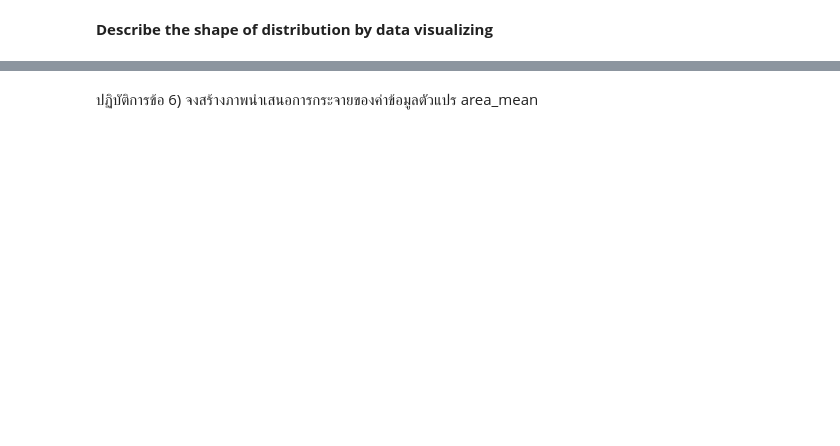
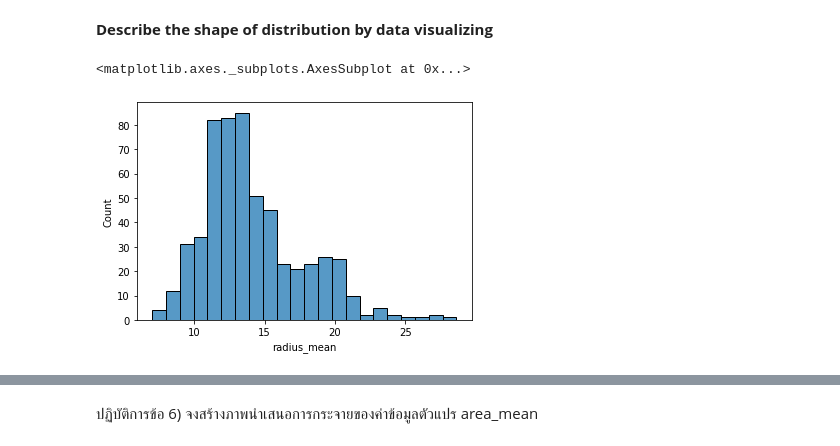
Before and after one commit to tackulus/204426, a Jupyter notebook: Lab_08_610510531.ipynb, the cells around one changed output, grey strips where cells are left out. Saved outputs shown, nothing was run; the diff lists cells and outputs as text; code cells hidden in the pictures; blank space fills up the shorter version.

```diff
--- a/Lab_08_610510531.ipynb
+++ b/Lab_08_610510531.ipynb
@@ -62,10 +144,14 @@ print('Upper limit of radius_mean =',UL_radius_mean)
 **Describe the shape of distribution by data visualizing**
 # %%
 # Histogram
+IQR_radius_mean = df.radius_mean.quantile(0.75) - df.radius_mean.quantile(0.25)
 n = df.shape[0]   # number of samples
 h = 2*IQR_radius_mean*(n**(-1/3))   # estimate binwidth using Freedman-Diaconis rule
 
 sns.histplot(data=df, x="radius_mean", binwidth=h)
+# %% [output]
+<matplotlib.axes._subplots.AxesSubplot at 0x...>
+[figure, added]
 # %%
 # Density plot
 bw = 0.786*IQR_radius_mean*(n**(-1/5))
```
Also changed, not shown: parts of 23 cells of this notebook.
